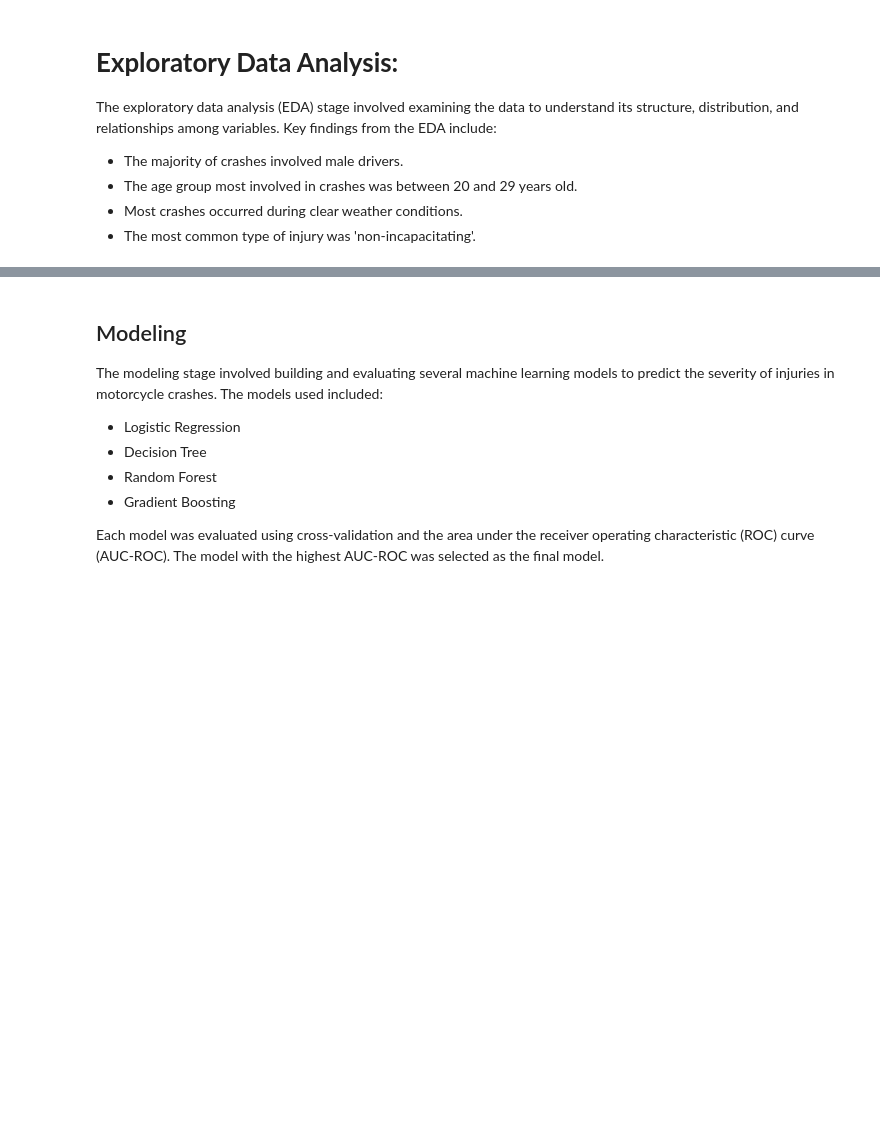
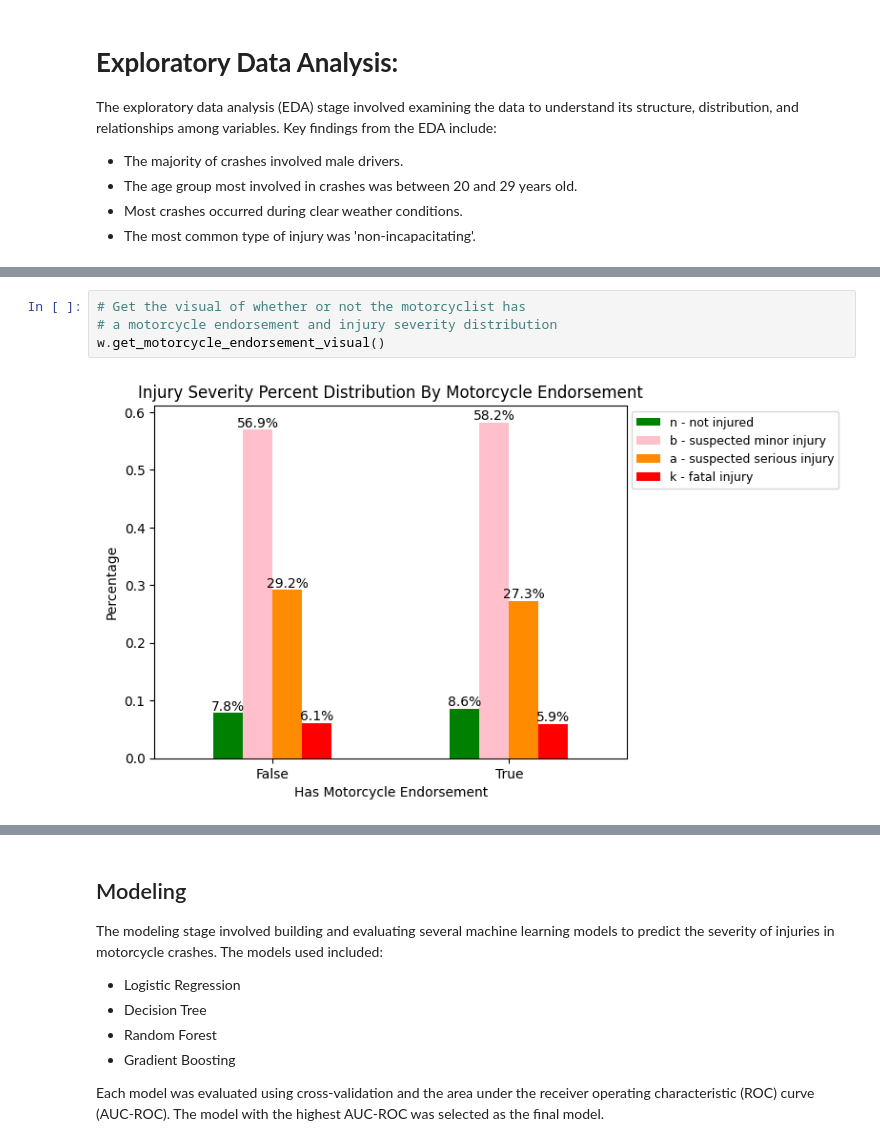
Before and after one commit to tex-wrex/tex-wrex, a Jupyter notebook: Final_work/final_report.ipynb, the cells around one changed output, grey strips where cells are left out. Cells and saved outputs as stored; diff of their text form; blank space fills up the shorter version.

```diff
--- a/Final_work/final_report.ipynb
+++ b/Final_work/final_report.ipynb
@@ -87,0 +214,6 @@ The exploratory data analysis (EDA) stage involved examining the data to underst
+# %%
+# Get the visual of whether or not the motorcyclist has
+# a motorcycle endorsement and injury severity distribution
+w.get_motorcycle_endorsement_visual()
+# %% [output]
+[figure, added]
```
Also changed, not shown: parts of 35 cells of this notebook, 1 other file.
